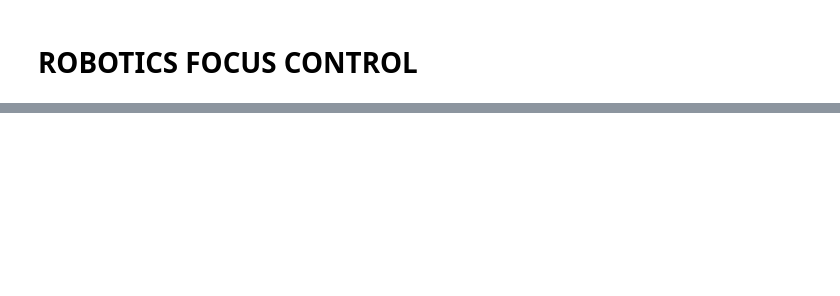
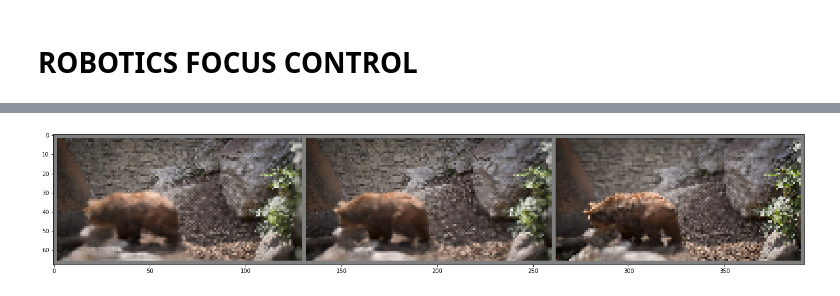
Before and after one commit to cianhwang/pyFusion, a Jupyter notebook: Robotics_Control.ipynb, the cells around one changed output, grey strips where cells are left out. Drawn from its saved outputs; the diff is of its cells as text; code cells hidden in the pictures; blank space fills up the shorter version.

```diff
--- a/Robotics_Control.ipynb
+++ b/Robotics_Control.ipynb
@@ -363,4 +383,6 @@ torch.Size([1, 3, 3, 64, 128])
 # %%
-# fused = fuseTwoImages(imgT, imgT[[1, 2, 3, 0]])
-# imshow(utils.make_grid(fused.cpu()))
+fused = fuseTwoImages(imgT[[0, 1, 2]], imgT[[2, 2, 2]])
+imshow(utils.make_grid(fused.cpu()))
+# %% [output]
+[figure, added]
 # %%
```
Also changed, not shown: parts of 13 cells of this notebook.
